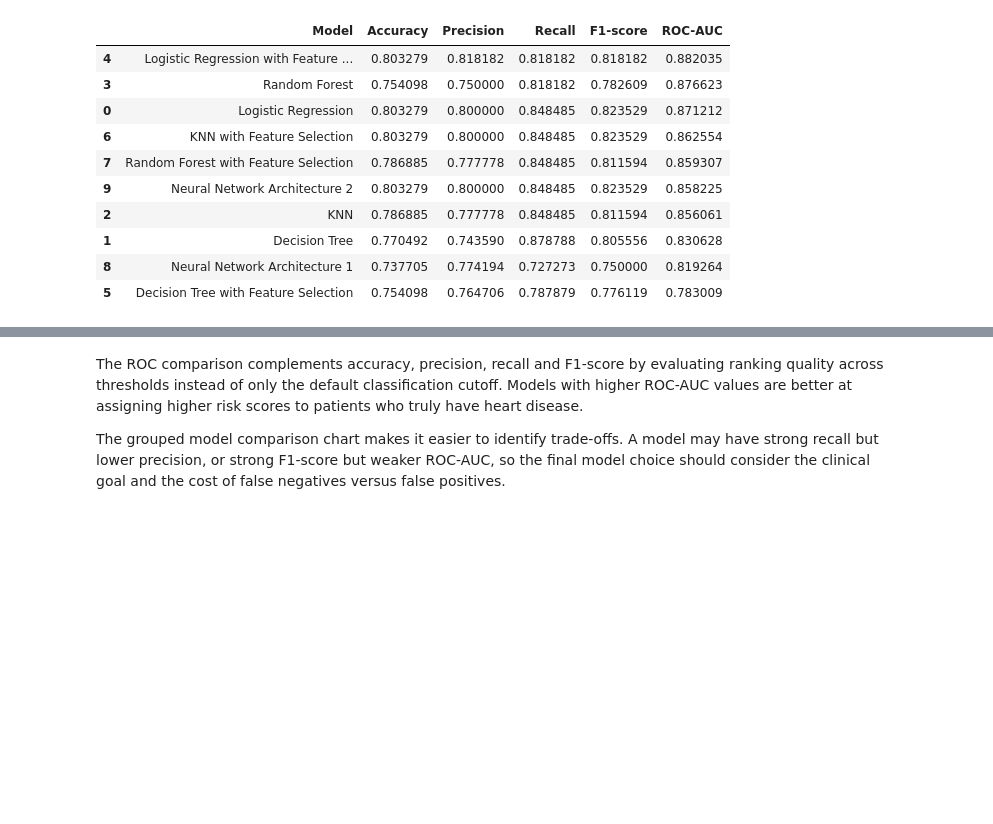
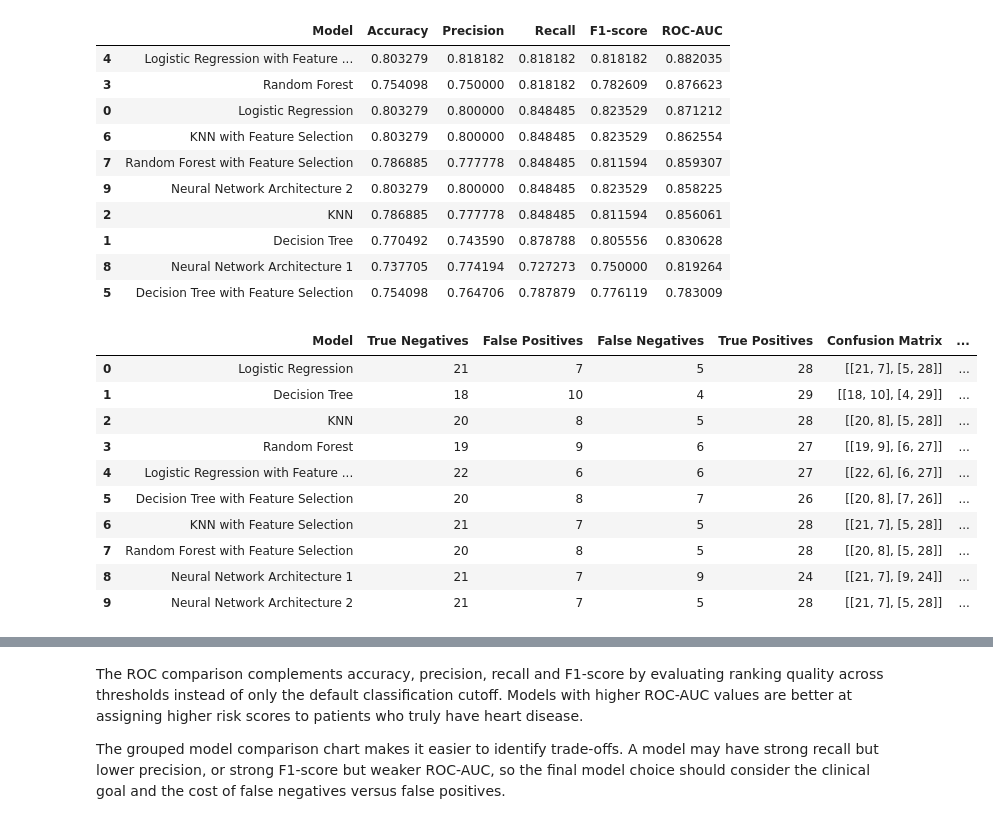
Before and after one commit to arbakelmendi/HealthGuard-Platform, a Jupyter notebook: ml/notebooks/healthguard_ml.ipynb, the cells around one changed output, grey strips where cells are left out. Saved outputs shown, nothing was run; the diff lists cells and outputs as text; code cells hidden in the pictures; blank space fills up the shorter version.

```diff
--- a/ml/notebooks/healthguard_ml.ipynb
+++ b/ml/notebooks/healthguard_ml.ipynb
@@ -2264,3 +2264,64 @@ display(final_results_df[["Model"] + metrics_to_plot].sort_values(by="ROC-AUC",
 | 1 | Decision Tree | 0.770492 | 0.743590 | 0.878788 | 0.805556 | 0.830628 |
 | 8 | Neural Network Architecture 1 | 0.737705 | 0.774194 | 0.727273 | 0.750000 | 0.819264 |
 | 5 | Decision Tree with Feature Selection | 0.754098 | 0.764706 | 0.787879 | 0.776119 | 0.783009 |
+# %%
+def model_name_to_filename(model_name):
+    filename = model_name.lower()
+    for old, new in [(" ", "_"), ("-", "_"), ("/", "_"), ("(", ""), (")", "")]:
+        filename = filename.replace(old, new)
+    return "".join(character for character in filename if character.isalnum() or character == "_")
+
+
+confusion_matrix_export_rows = []
+class_labels = ["No Heart Disease", "Heart Disease"]
+
+for _, row in final_results_df.iterrows():
+    model_name = row["Model"]
+    cm = np.asarray(row["Confusion Matrix"], dtype=int)
+    tn, fp, fn, tp = cm.ravel()
+    filename = f"confusion_matrix_{model_name_to_filename(model_name)}.png"
+
+    plt.figure(figsize=(5.5, 4.5))
+    sns.heatmap(
+        cm,
+        annot=True,
+        fmt="d",
+        cmap="Blues",
+        xticklabels=class_labels,
+        yticklabels=class_labels,
+        cbar=False
+    )
+    plt.xlabel("Predicted Label")
+    plt.ylabel("Actual Label")
+    plt.title(f"Confusion Matrix - {model_name}")
+    plt.tight_layout()
+    plt.savefig(RESULTS_DIR / filename, dpi=300, bbox_inches="tight")
+    plt.savefig(PLOTS_DIR / filename, dpi=300, bbox_inches="tight")
+    plt.close()
+
+    confusion_matrix_export_rows.append({
+        "Model": model_name,
+        "True Negatives": int(tn),
+        "False Positives": int(fp),
+        "False Negatives": int(fn),
+        "True Positives": int(tp),
+        "Confusion Matrix": cm.tolist(),
+        "Results Plot Path": str(RESULTS_DIR / filename),
+        "Plots Folder Path": str(PLOTS_DIR / filename)
+    })
+
+confusion_matrix_exports_df = pd.DataFrame(confusion_matrix_export_rows)
+confusion_matrix_exports_df.to_csv(RESULTS_DIR / "confusion_matrix_results.csv", index=False)
+display(confusion_matrix_exports_df)
+# %% [output]
+|  | Model | True Negatives | False Positives | False Negatives | True Positives | Confusion Matrix | ... |
+| 0 | Logistic Regression | 21 | 7 | 5 | 28 | [[21, 7], [5, 28]] | ... |
+| 1 | Decision Tree | 18 | 10 | 4 | 29 | [[18, 10], [4, 29]] | ... |
+| 2 | KNN | 20 | 8 | 5 | 28 | [[20, 8], [5, 28]] | ... |
+| 3 | Random Forest | 19 | 9 | 6 | 27 | [[19, 9], [6, 27]] | ... |
+| 4 | Logistic Regression with Feature ... | 22 | 6 | 6 | 27 | [[22, 6], [6, 27]] | ... |
+| 5 | Decision Tree with Feature Selection | 20 | 8 | 7 | 26 | [[20, 8], [7, 26]] | ... |
+| 6 | KNN with Feature Selection | 21 | 7 | 5 | 28 | [[21, 7], [5, 28]] | ... |
+| 7 | Random Forest with Feature Selection | 20 | 8 | 5 | 28 | [[20, 8], [5, 28]] | ... |
+| 8 | Neural Network Architecture 1 | 21 | 7 | 9 | 24 | [[21, 7], [9, 24]] | ... |
+| 9 | Neural Network Architecture 2 | 21 | 7 | 5 | 28 | [[21, 7], [5, 28]] | ... |
```
Also changed, not shown: parts of 3 cells of this notebook, 24 other files.
